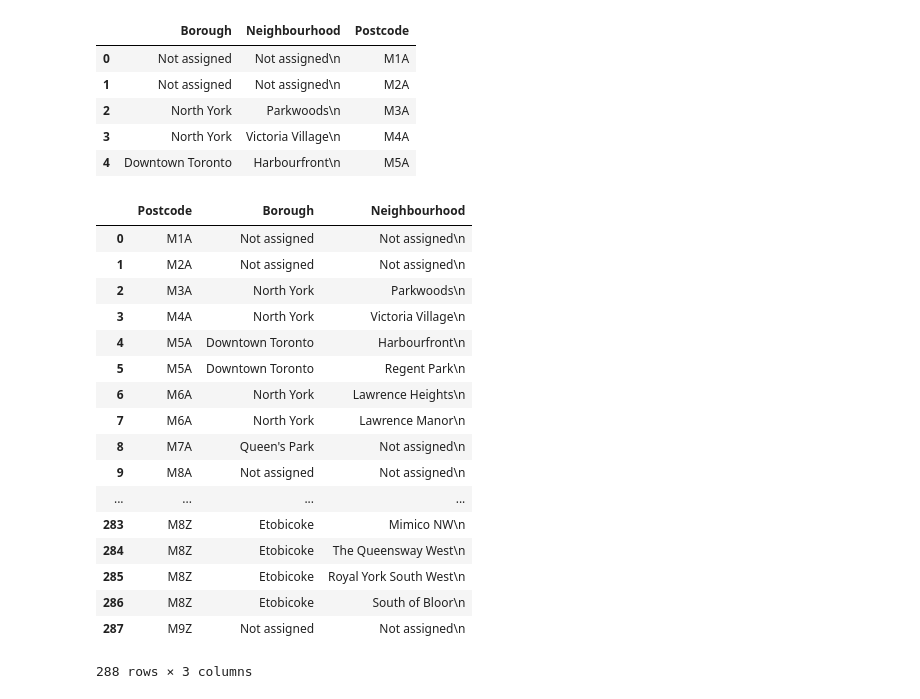
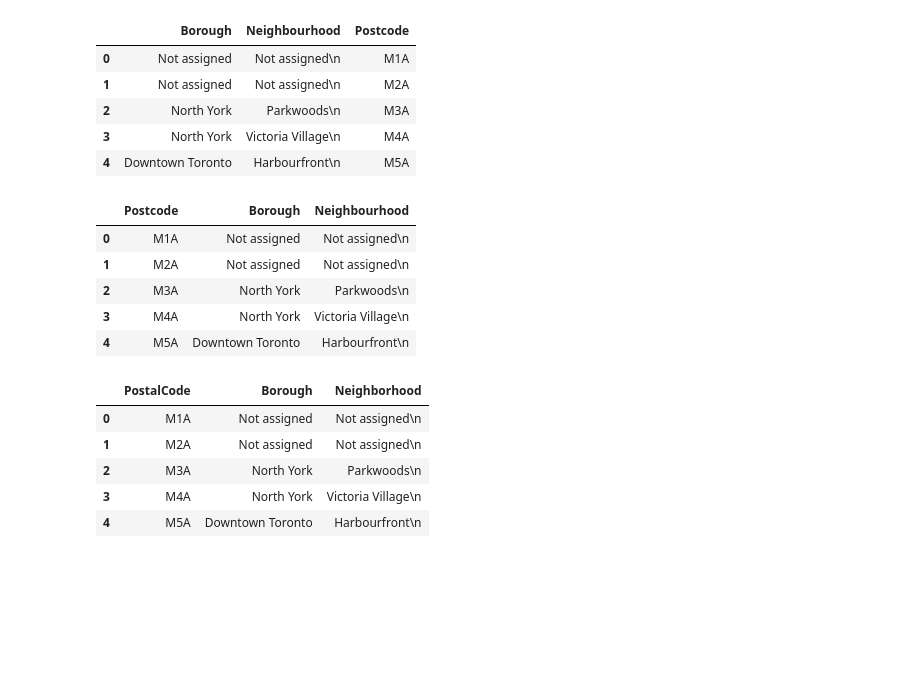
Before and after one commit to Brian-Lee/Coursera_Capstone, a Jupyter notebook: Brian's Week 3 hw.ipynb, the cells around one changed output. Cells and saved outputs as stored; diff of their text form; code cells hidden in the pictures; blank space fills up the shorter version.

Commit message:
fixed column names which were mispelled for the project

```diff
--- a/Brian's Week 3 hw.ipynb
+++ b/Brian's Week 3 hw.ipynb
@@ -103,24 +103,23 @@ df.head()
 # %%
 #looks like we have the columns backwards, so fix that
 
 df = df[['Postcode', 'Borough', 'Neighbourhood\n']]#notice the \n in the third column - that took me a while to figure out
-df
+df.head()
 # %% [output]
 |  | Postcode | Borough | Neighbourhood |
 | 0 | M1A | Not assigned | Not assigned\n |
 | 1 | M2A | Not assigned | Not assigned\n |
 | 2 | M3A | North York | Parkwoods\n |
 | 3 | M4A | North York | Victoria Village\n |
 | 4 | M5A | Downtown Toronto | Harbourfront\n |
-| 5 | M5A | Downtown Toronto | Regent Park\n |
-| 6 | M6A | North York | Lawrence Heights\n |
-| 7 | M6A | North York | Lawrence Manor\n |
-| 8 | M7A | Queen's Park | Not assigned\n |
-| 9 | M8A | Not assigned | Not assigned\n |
-| ... | ... | ... | ... |
-| 283 | M8Z | Etobicoke | Mimico NW\n |
-| 284 | M8Z | Etobicoke | The Queensway West\n |
-| 285 | M8Z | Etobicoke | Royal York South West\n |
-| 286 | M8Z | Etobicoke | South of Bloor\n |
-| 287 | M9Z | Not assigned | Not assigned\n |
-288 rows × 3 columns
+# %%
+df.rename({'Neighbourhood\n': 'Neighborhood'}, axis='columns', inplace=True)
+df.rename({'Postcode': 'PostalCode'}, axis='columns', inplace=True)
+df.head()
+# %% [output]
+|  | PostalCode | Borough | Neighborhood |
+| 0 | M1A | Not assigned | Not assigned\n |
+| 1 | M2A | Not assigned | Not assigned\n |
+| 2 | M3A | North York | Parkwoods\n |
+| 3 | M4A | North York | Victoria Village\n |
+| 4 | M5A | Downtown Toronto | Harbourfront\n |
```
